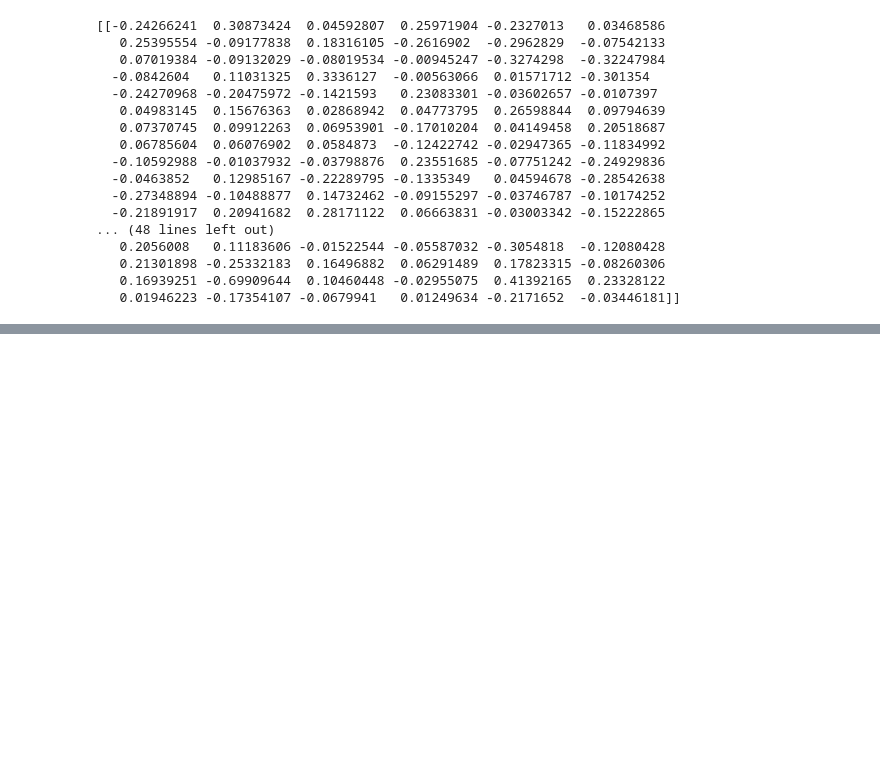
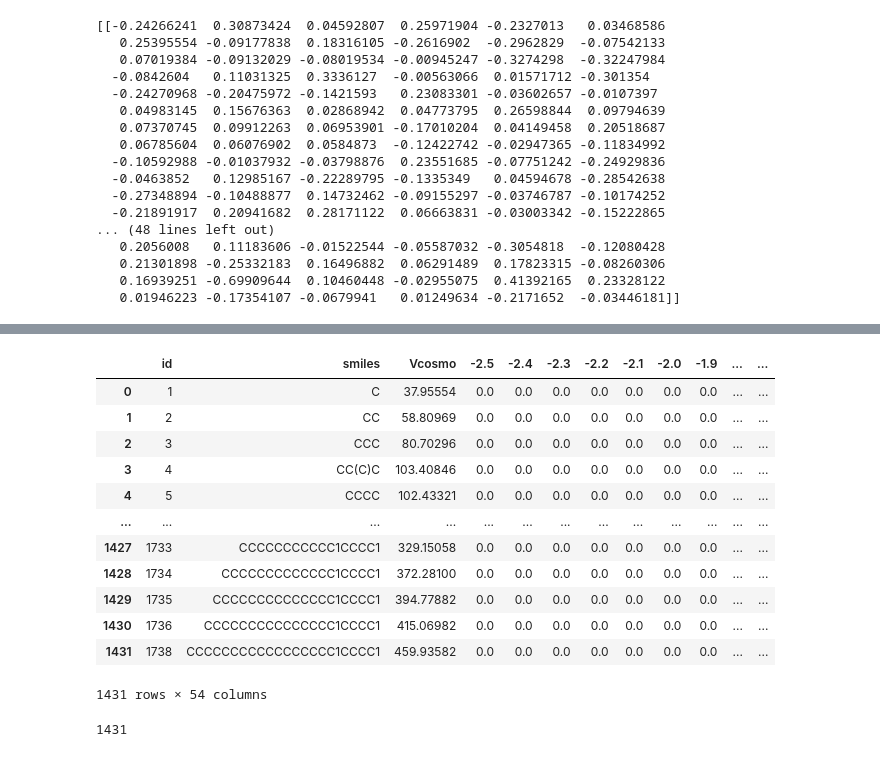
Before and after one commit to yueyue2299/COSBERT, a Jupyter notebook: main.ipynb, the cells around one changed output, grey strips where cells are left out. Cells and saved outputs as stored; diff of their text form; code cells hidden in the pictures; blank space fills up the shorter version.

```diff
--- a/main.ipynb
+++ b/main.ipynb
@@ -64,0 +94,11 @@ def get_smiles_embedding(smiles, model_version='DeepChem/ChemBERTa-77M-MTR', max
+# %%
+index_path = r'C:\Users\Yang\Desktop\113-1\cosmo_profile\profile_index_VT2005_v2.csv'
+profile_dir_path = r'C:\Users\Yang\Desktop\113-1\cosmo_profile\COSMOSAC\profiles\VT2005\Sigma_Profiles_v2'
+profile_data_list = list_files(profile_dir_path)
+# %%
+df = pd.read_csv(index_path)
+df_clean = df.dropna(subset=['CanSMILES'])
+ids = df_clean['Index No.']
+smiles = df_clean['CanSMILES']
+Vcosmo = df_clean['Vcosmo, A3']
+data_df = pd.DataFrame({'id':ids, 'smiles': smiles, 'Vcosmo': Vcosmo})
@@ -64,0 +110,31 @@ def get_smiles_embedding(smiles, model_version='DeepChem/ChemBERTa-77M-MTR', max
+# %%
+data_df = pd.DataFrame({'id':ids, 'smiles': smiles, 'Vcosmo': Vcosmo})
+# %%
+for txt_data in profile_data_list:
+    id = int(txt_data.split('-')[1])
+    profile_path = f'{profile_dir_path}//{txt_data}'
+    sigmas = profile_data(profile_path)
+
+    arr = np.arange(-2.5, 2.51 ,0.1)
+    for i, p in enumerate(arr):
+        data_df.loc[data_df['id']==id, str(round(p,2))] = sigmas[i]
+# %%
+data_df
+# %% [output]
+|  | id | smiles | Vcosmo | -2.5 | -2.4 | -2.3 | -2.2 | -2.1 | -2.0 | -1.9 | ... | ... |
+| 0 | 1 | C | 37.95554 | 0.0 | 0.0 | 0.0 | 0.0 | 0.0 | 0.0 | 0.0 | ... | ... |
+| 1 | 2 | CC | 58.80969 | 0.0 | 0.0 | 0.0 | 0.0 | 0.0 | 0.0 | 0.0 | ... | ... |
+| 2 | 3 | CCC | 80.70296 | 0.0 | 0.0 | 0.0 | 0.0 | 0.0 | 0.0 | 0.0 | ... | ... |
+| 3 | 4 | CC(C)C | 103.40846 | 0.0 | 0.0 | 0.0 | 0.0 | 0.0 | 0.0 | 0.0 | ... | ... |
+| 4 | 5 | CCCC | 102.43321 | 0.0 | 0.0 | 0.0 | 0.0 | 0.0 | 0.0 | 0.0 | ... | ... |
+| ... | ... | ... | ... | ... | ... | ... | ... | ... | ... | ... | ... | ... |
+| 1427 | 1733 | CCCCCCCCCCC1CCCC1 | 329.15058 | 0.0 | 0.0 | 0.0 | 0.0 | 0.0 | 0.0 | 0.0 | ... | ... |
+| 1428 | 1734 | CCCCCCCCCCCCC1CCCC1 | 372.28100 | 0.0 | 0.0 | 0.0 | 0.0 | 0.0 | 0.0 | 0.0 | ... | ... |
+| 1429 | 1735 | CCCCCCCCCCCCCC1CCCC1 | 394.77882 | 0.0 | 0.0 | 0.0 | 0.0 | 0.0 | 0.0 | 0.0 | ... | ... |
+| 1430 | 1736 | CCCCCCCCCCCCCCC1CCCC1 | 415.06982 | 0.0 | 0.0 | 0.0 | 0.0 | 0.0 | 0.0 | 0.0 | ... | ... |
+| 1431 | 1738 | CCCCCCCCCCCCCCCCC1CCCC1 | 459.93582 | 0.0 | 0.0 | 0.0 | 0.0 | 0.0 | 0.0 | 0.0 | ... | ... |
+1431 rows × 54 columns
+# %%
+len(data_df)
+# %% [output]
+1431
```
Also changed, not shown: parts of 8 cells of this notebook, 1 other file.
